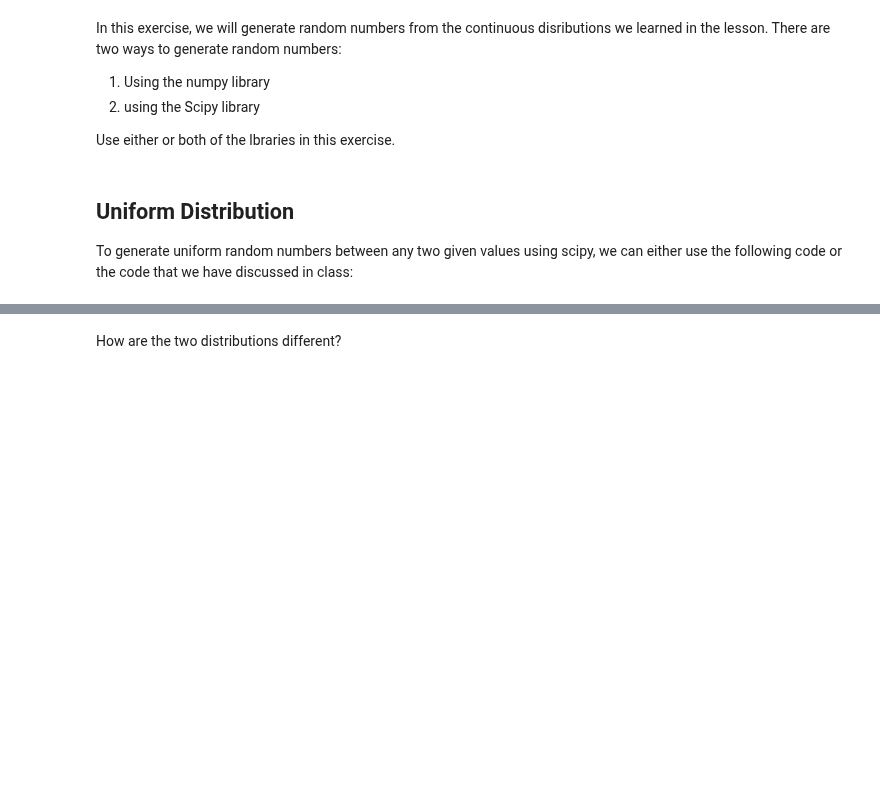
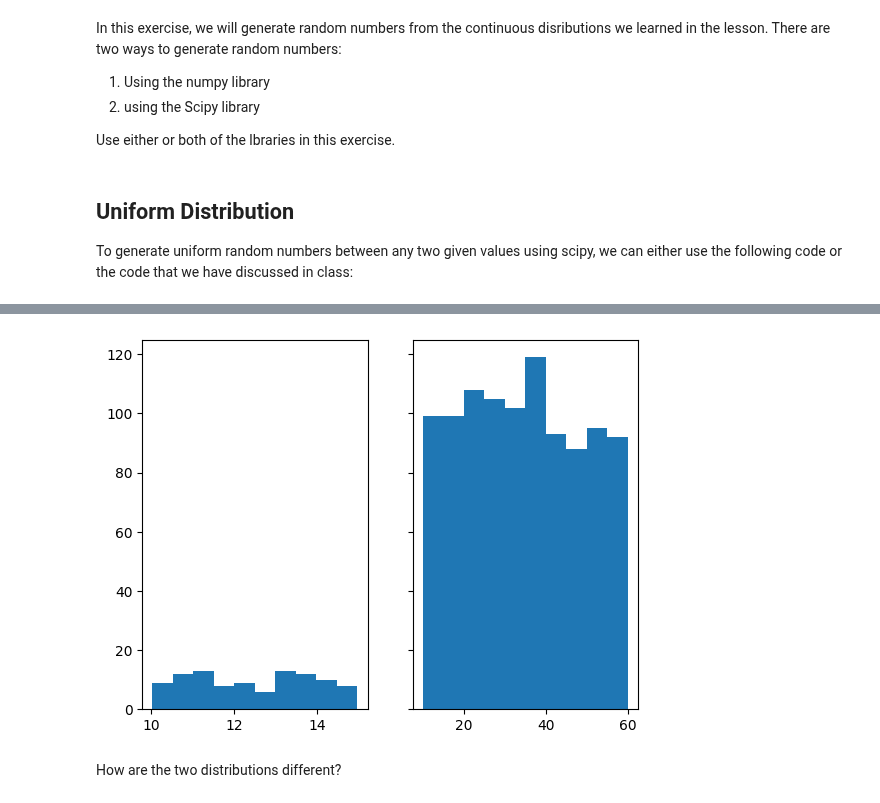
Before and after one commit to ta-data-lis/lab-probability-distributions, a Jupyter notebook: your-code/continuous.ipynb, the cells around one changed output, grey strips where cells are left out. Drawn from its saved outputs; the diff is of its cells as text; code cells hidden in the pictures; blank space fills up the shorter version.

```diff
--- a/your-code/continuous.ipynb
+++ b/your-code/continuous.ipynb
@@ -47,3 +53,19 @@ Your output should look like below:
+# %%
+# your code here
+def uni_dis(bottom, ceiling, count):
+    count = uniform.rvs(size=count)
+    randoms = bottom + (ceiling - bottom) * count
+    return randoms
+
+dis1 = uni_dis(10, 15, 100)
+dis2 = uni_dis(10, 60, 1000)
+
+fig, (ax1, ax2) = plt.subplots(1,2, sharey=True)
+ax1.hist(dis1, bins=10)
+ax2.hist(dis2, bins=10)
+plt.show()
+# %% [output]
+[figure, added]
 # %% [markdown]
 How are the two distributions different?
 # %%
```
Also changed, not shown: parts of 21 cells of this notebook.
